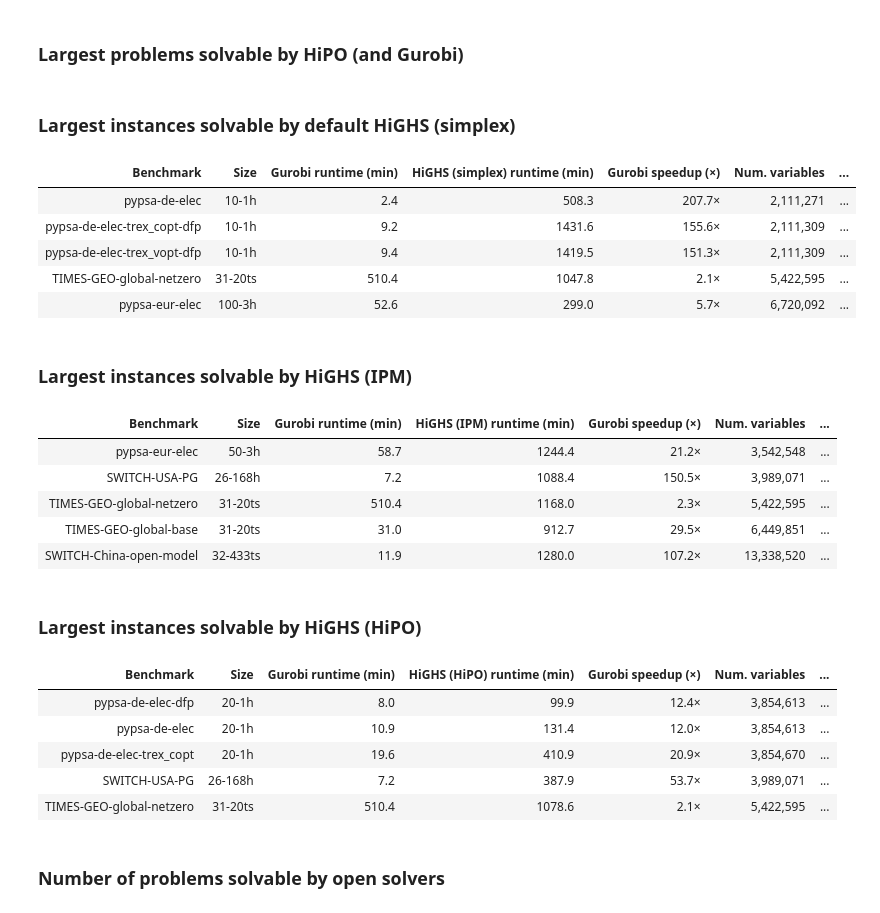
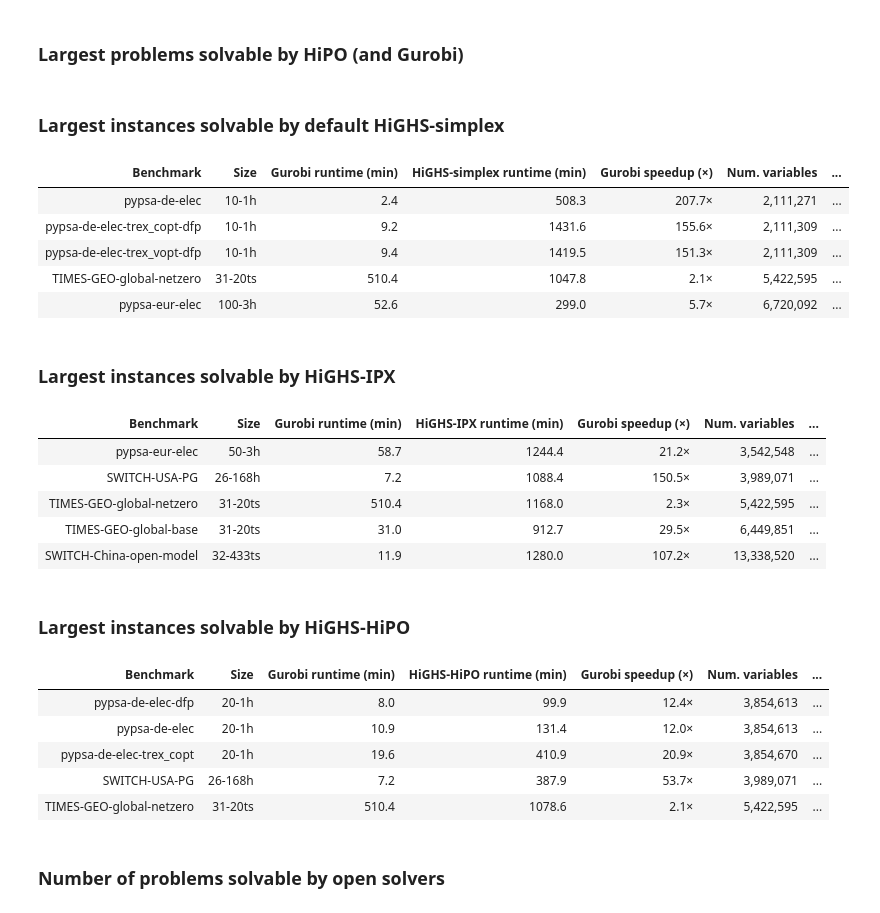
Before and after one commit to open-energy-transition/solver-benchmark, a Jupyter notebook: notebooks/analyze-hipo-runs.ipynb, the cells around one changed output. Drawn from its saved outputs; the diff is of its cells as text; code cells hidden in the pictures.

```diff
--- a/notebooks/analyze-hipo-runs.ipynb
+++ b/notebooks/analyze-hipo-runs.ipynb
@@ -621,55 +629,55 @@ def display_runtime_comparison(df, solver_col, solver_name):
                 "Gurobi runtime (min)": "{:.1f}",
                 f"{solver_name} runtime (min)": "{:.1f}",
                 "Gurobi speedup (×)": "{:.1f}×",
                 "Num. variables": "{:,.0f}",
                 "Num. constraints": "{:,.0f}",
             },
             na_rep="N/A",
         )
     )
 
 
-display(Markdown("### Largest instances solvable by default HiGHS (simplex)"))
+display(Markdown("### Largest instances solvable by default HiGHS-simplex"))
 display_runtime_comparison(
     final_with_size.query("highs.notnull()").sort_values("Num. variables").tail(5),
     solver_col="highs",
-    solver_name="HiGHS (simplex)",
+    solver_name="HiGHS-simplex",
 )
 
-display(Markdown("### Largest instances solvable by HiGHS (IPM)"))
+display(Markdown("### Largest instances solvable by HiGHS-IPX"))
 display_runtime_comparison(
     final_with_size.query("`highs-ipm`.notnull()")
     .sort_values("Num. variables")
     .tail(5),
     solver_col="highs-ipm",
-    solver_name="HiGHS (IPM)",
+    solver_name="HiGHS-IPX",
 )
 
-display(Markdown("### Largest instances solvable by HiGHS (HiPO)"))
+display(Markdown("### Largest instances solvable by HiGHS-HiPO"))
 display_runtime_comparison(
     final_with_size.query("`highs-hipo`.notnull()")
     .sort_values("Num. variables")
     .tail(5),
     solver_col="highs-hipo",
-    solver_name="HiGHS (HiPO)",
+    solver_name="HiGHS-HiPO",
 )
 # %% [output]
-### Largest instances solvable by default HiGHS (simplex)
+### Largest instances solvable by default HiGHS-simplex
-| Benchmark | Size | Gurobi runtime (min) | HiGHS (simplex) runtime (min) | Gurobi speedup (×) | Num. variables | ... |
+| Benchmark | Size | Gurobi runtime (min) | HiGHS-simplex runtime (min) | Gurobi speedup (×) | Num. variables | ... |
 | pypsa-de-elec | 10-1h | 2.4 | 508.3 | 207.7× | 2,111,271 | ... |
 | pypsa-de-elec-trex_copt-dfp | 10-1h | 9.2 | 1431.6 | 155.6× | 2,111,309 | ... |
 | pypsa-de-elec-trex_vopt-dfp | 10-1h | 9.4 | 1419.5 | 151.3× | 2,111,309 | ... |
 | TIMES-GEO-global-netzero | 31-20ts | 510.4 | 1047.8 | 2.1× | 5,422,595 | ... |
 | pypsa-eur-elec | 100-3h | 52.6 | 299.0 | 5.7× | 6,720,092 | ... |
-### Largest instances solvable by HiGHS (IPM)
+### Largest instances solvable by HiGHS-IPX
-| Benchmark | Size | Gurobi runtime (min) | HiGHS (IPM) runtime (min) | Gurobi speedup (×) | Num. variables | ... |
+| Benchmark | Size | Gurobi runtime (min) | HiGHS-IPX runtime (min) | Gurobi speedup (×) | Num. variables | ... |
 | pypsa-eur-elec | 50-3h | 58.7 | 1244.4 | 21.2× | 3,542,548 | ... |
 | SWITCH-USA-PG | 26-168h | 7.2 | 1088.4 | 150.5× | 3,989,071 | ... |
 | TIMES-GEO-global-netzero | 31-20ts | 510.4 | 1168.0 | 2.3× | 5,422,595 | ... |
 | TIMES-GEO-global-base | 31-20ts | 31.0 | 912.7 | 29.5× | 6,449,851 | ... |
 | SWITCH-China-open-model | 32-433ts | 11.9 | 1280.0 | 107.2× | 13,338,520 | ... |
-### Largest instances solvable by HiGHS (HiPO)
+### Largest instances solvable by HiGHS-HiPO
-| Benchmark | Size | Gurobi runtime (min) | HiGHS (HiPO) runtime (min) | Gurobi speedup (×) | Num. variables | ... |
+| Benchmark | Size | Gurobi runtime (min) | HiGHS-HiPO runtime (min) | Gurobi speedup (×) | Num. variables | ... |
 | pypsa-de-elec-dfp | 20-1h | 8.0 | 99.9 | 12.4× | 3,854,613 | ... |
 | pypsa-de-elec | 20-1h | 10.9 | 131.4 | 12.0× | 3,854,613 | ... |
 | pypsa-de-elec-trex_copt | 20-1h | 19.6 | 410.9 | 20.9× | 3,854,670 | ... |
```
Also changed, not shown: parts of 13 cells of this notebook, 1 other file.
